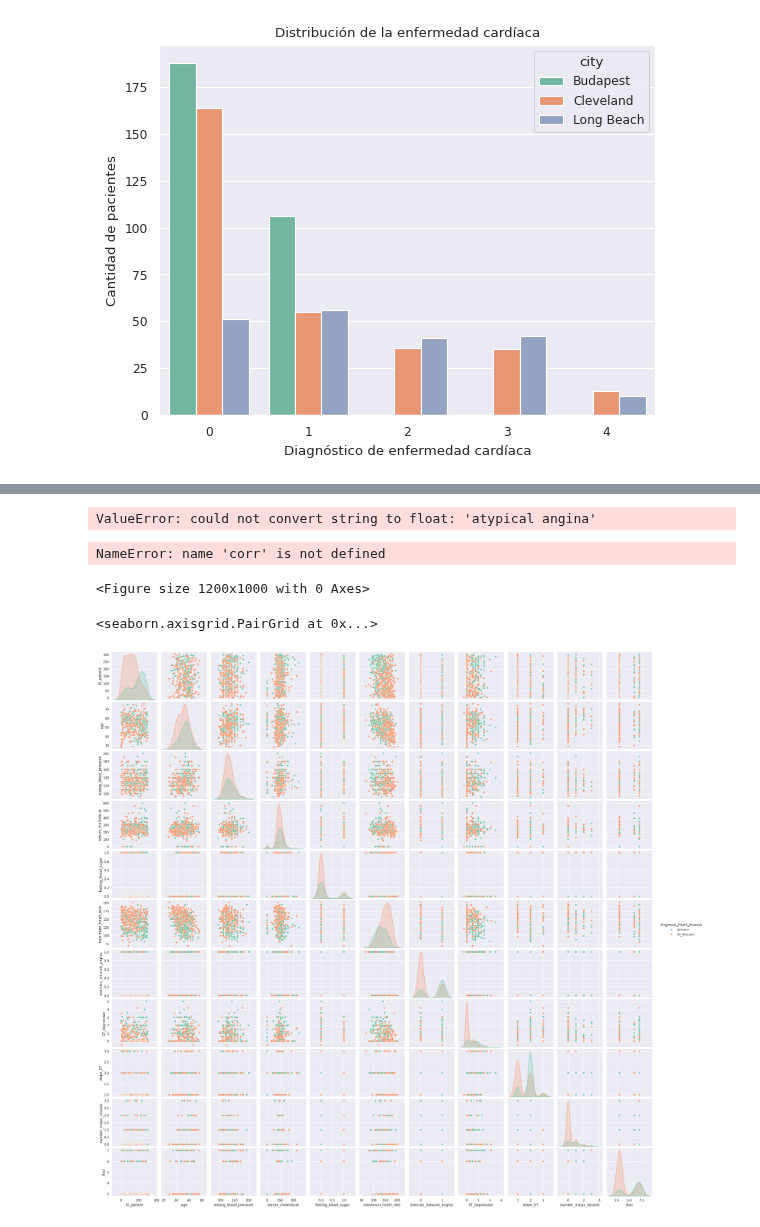
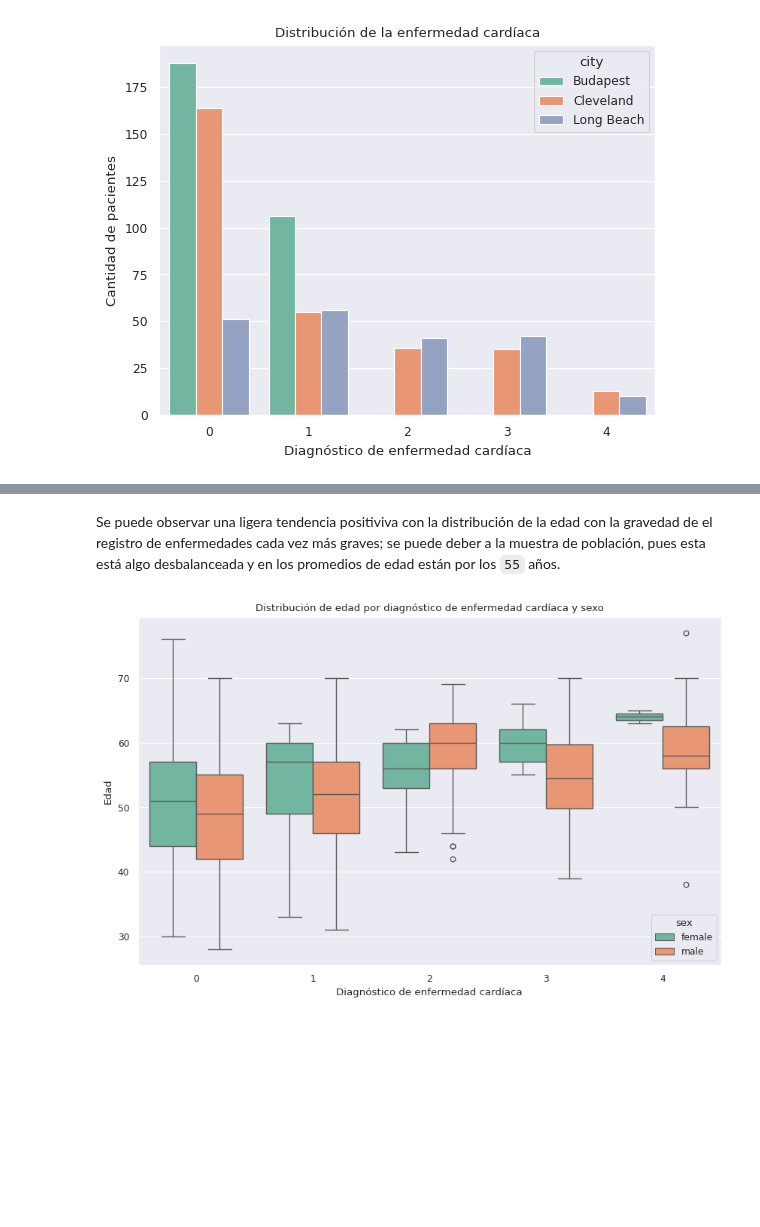
Before and after one commit to LandoDua/analisis-enfermedad-cardiaca, a Jupyter notebook: visualizacion.ipynb, the cells around one changed output, grey strips where cells are left out. Drawn from its saved outputs; the diff is of its cells as text; code cells hidden in the pictures; blank space fills up the shorter version.

```diff
--- a/visualizacion.ipynb
+++ b/visualizacion.ipynb
@@ -135,28 +203,11 @@ plt.show()
-# %%
-corr_matrix = df.corr()
-
-# Plot
-plt.matshow(corr_matrix)
-plt.colorbar() # Adds a color legend
-plt.xticks(range(len(corr_matrix.columns)), corr_matrix.columns)
-plt.yticks(range(len(corr_matrix.columns)), corr_matrix.columns)
-plt.show()
-# %% [output]
-ValueError: could not convert string to float: 'atypical angina'
-# %%
-plt.figure(figsize=(12, 10))
-sns.heatmap(corr, mask=mask, annot=True, fmt=".2f", cmap="coolwarm", vmin=-1, vmax=1,
-            linewidths=.5, cbar_kws={"shrink": .8})
-plt.title("Matriz de correlación (todas las variables)")
-plt.xticks(rotation=45, ha="right")
-plt.yticks(rotation=0)
-plt.tight_layout()
-plt.show()
-# %% [output]
-NameError: name 'corr' is not defined
-<Figure size 1200x1000 with 0 Axes>
-# %%
-sns.pairplot
-# %% [output]
-<seaborn.axisgrid.PairGrid at 0x...>
-[figure, removed]
+# %% [markdown]
+Se puede observar una ligera tendencia positiviva con la distribución de la edad con la gravedad de el registro de enfermedades cada vez más graves; se puede deber a la muestra de población, pues esta está algo desbalanceada y en los promedios de edad están por los `55` años.
+# %%
+plt.figure(figsize=(10, 6))
+sns.boxplot(data=df, x='diagnosis_heart_disease', y='age', hue='sex')
+plt.title('Distribución de edad por diagnóstico de enfermedad cardíaca y sexo')
+plt.xlabel('Diagnóstico de enfermedad cardíaca')
+plt.ylabel('Edad')
+plt.show()
+# %% [output]
+[figure, added]
```
Also changed, not shown: parts of 46 cells of this notebook, 2 other files.
